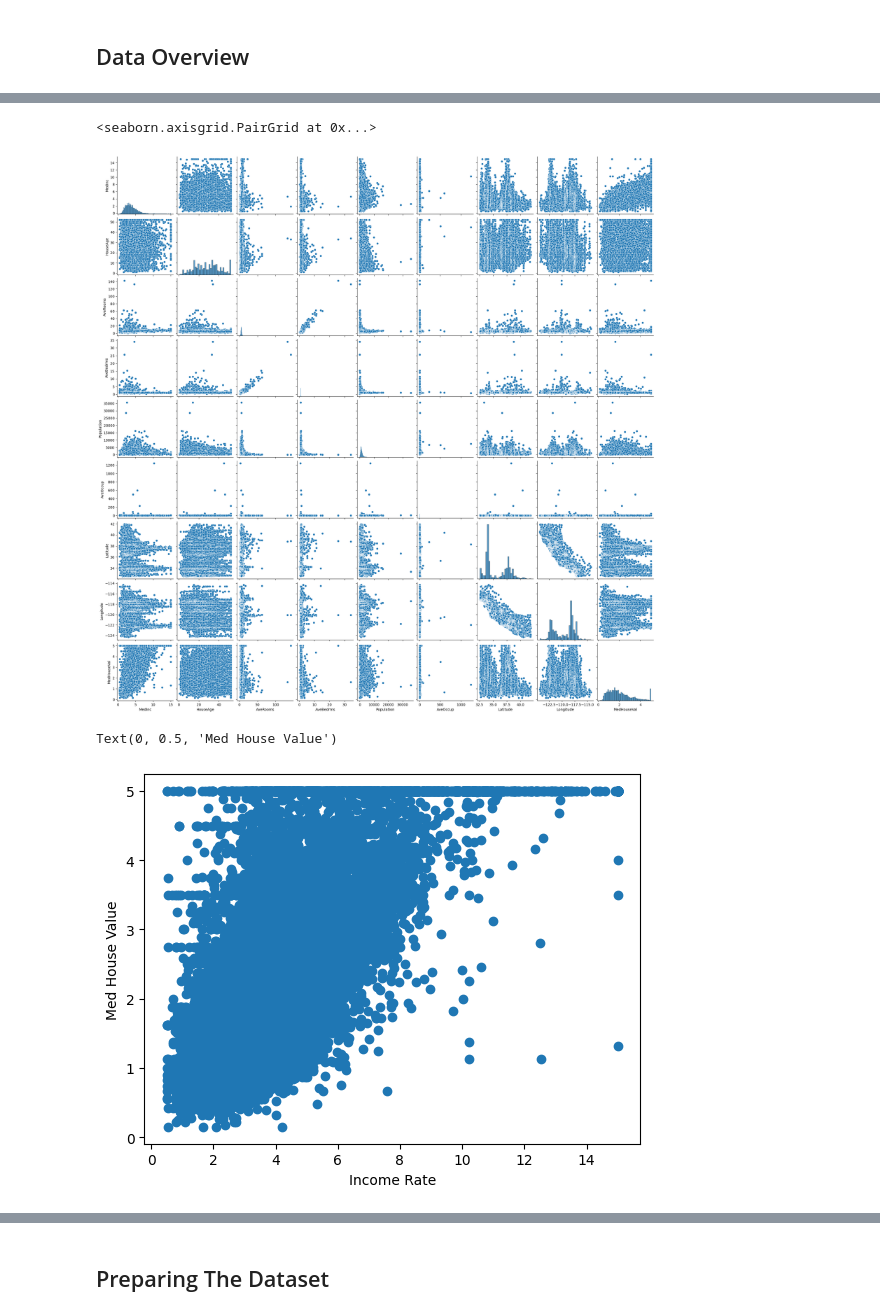
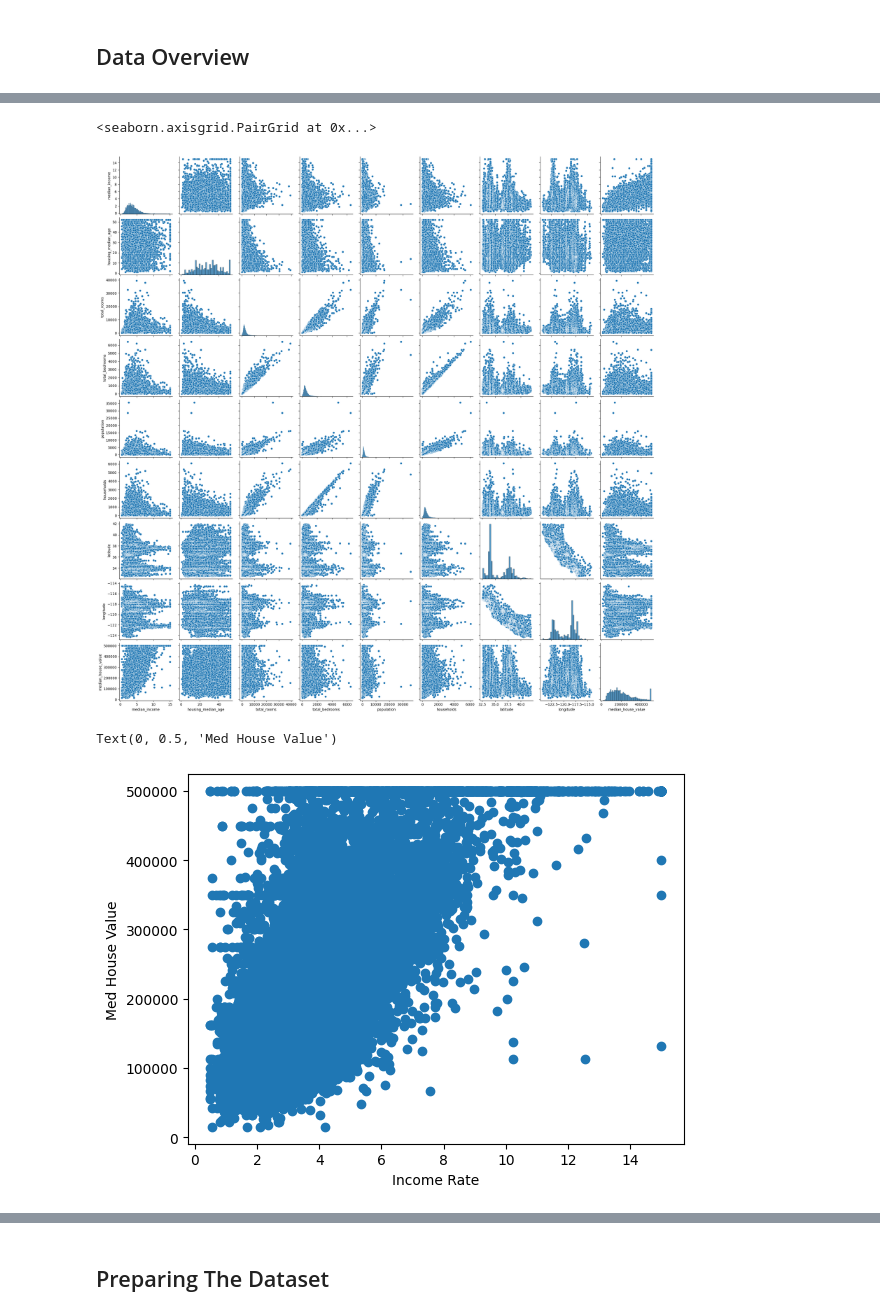
Before and after one commit to Jafri115/end-to-end-ml-boston-pricing, a Jupyter notebook: Linear Regression ML Implementation.ipynb, the cells around one changed output, grey strips where cells are left out. Cells and saved outputs as stored; diff of their text form; code cells hidden in the pictures.

```diff
--- a/Linear Regression ML Implementation.ipynb
+++ b/Linear Regression ML Implementation.ipynb
@@ -12,0 +21,28 @@ calfornia = fetch_california_housing()
+# %%
+column_names = [
+    "longitude", "latitude", "housing_median_age", "total_rooms",
+    "total_bedrooms", "population", "households",
+    "median_income", "median_house_value"
+]
+
+file_path = r'D:\git_projects\Boston_pricing\end-to-end-ml-boston-pricing\housing.csv'
+
+calfornia = pd.read_csv(file_path, usecols=column_names)
+
+
+# Rearrange columns in the desired order
+desired_order = [
+    'median_income',
+    'housing_median_age',
+    'total_rooms',
+    'total_bedrooms',
+    'population',
+    'households',
+    'latitude',
+    'longitude',
+    'median_house_value'
+]
+
+# Rearrange the DataFrame
+calfornia = calfornia[desired_order]
+calfornia
@@ -70,0 +72,4 @@ memory usage: 1.4 MB
+# %%
+
+df= calfornia
+df
@@ -124,12 +162,12 @@ df.corr()
 sns.pairplot(df)
 # %% [output]
 <seaborn.axisgrid.PairGrid at 0x...>
-[figure, old version]
+[figure, new version]
 # %%
-plt.scatter(df['MedInc'],df['MedHouseVal'])
+plt.scatter(df['median_income'],df['median_house_value'])
 plt.xlabel("Income Rate")
 plt.ylabel("Med House Value")
 # %% [output]
 Text(0, 0.5, 'Med House Value')
-[figure, old version]
+[figure, new version]
 # %%
```
Also changed, not shown: parts of 36 cells of this notebook, 3 other files.
